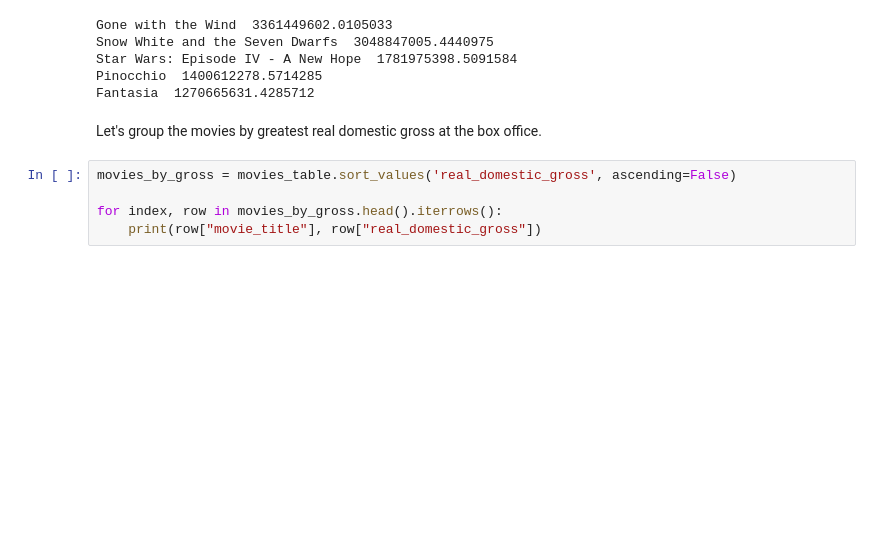
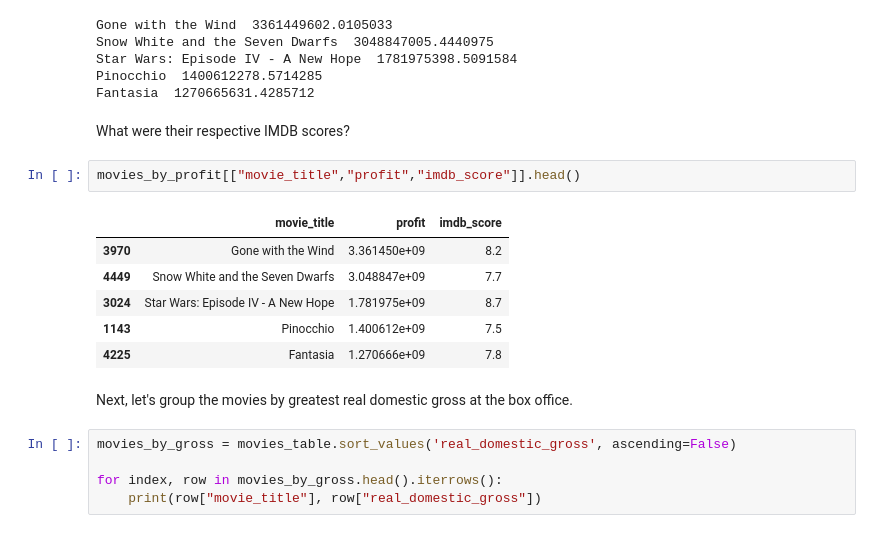
Before and after one commit to aarya1995/aarya1995.github.io, a Jupyter notebook: 320 Final Tutorial.ipynb, the cells around one changed output. Cells and saved outputs as stored; diff of their text form; blank space fills up the shorter version.

```diff
--- a/320 Final Tutorial.ipynb
+++ b/320 Final Tutorial.ipynb
@@ -302,8 +301,19 @@ Snow White and the Seven Dwarfs  3048847005.4440975
 Star Wars: Episode IV - A New Hope  1781975398.5091584
 Pinocchio  1400612278.5714285
 Fantasia  1270665631.4285712
+# %% [markdown]
+What were their respective IMDB scores?
+# %%
+movies_by_profit[["movie_title","profit","imdb_score"]].head()
+# %% [output]
+|  | movie_title | profit | imdb_score |
+| 3970 | Gone with the Wind | 3.361450e+09 | 8.2 |
+| 4449 | Snow White and the Seven Dwarfs | 3.048847e+09 | 7.7 |
+| 3024 | Star Wars: Episode IV - A New Hope | 1.781975e+09 | 8.7 |
+| 1143 | Pinocchio | 1.400612e+09 | 7.5 |
+| 4225 | Fantasia | 1.270666e+09 | 7.8 |
 # %% [markdown]
-Let's group the movies by greatest real domestic gross at the box office.
+Next, let's group the movies by greatest real domestic gross at the box office.
 # %%
 movies_by_gross = movies_table.sort_values('real_domestic_gross', ascending=False)
 
```
Also changed, not shown: parts of 39 cells of this notebook, 1 other file.
